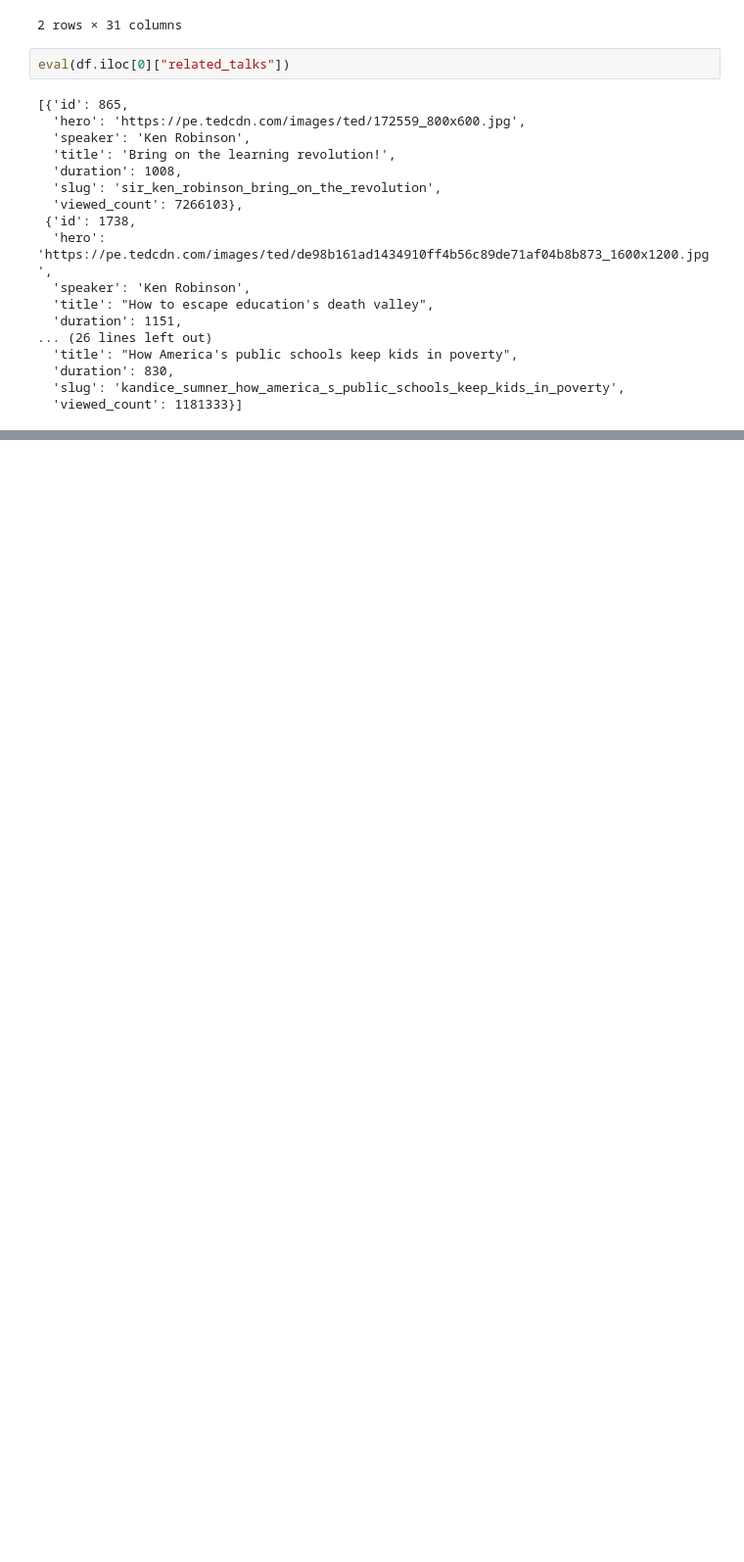
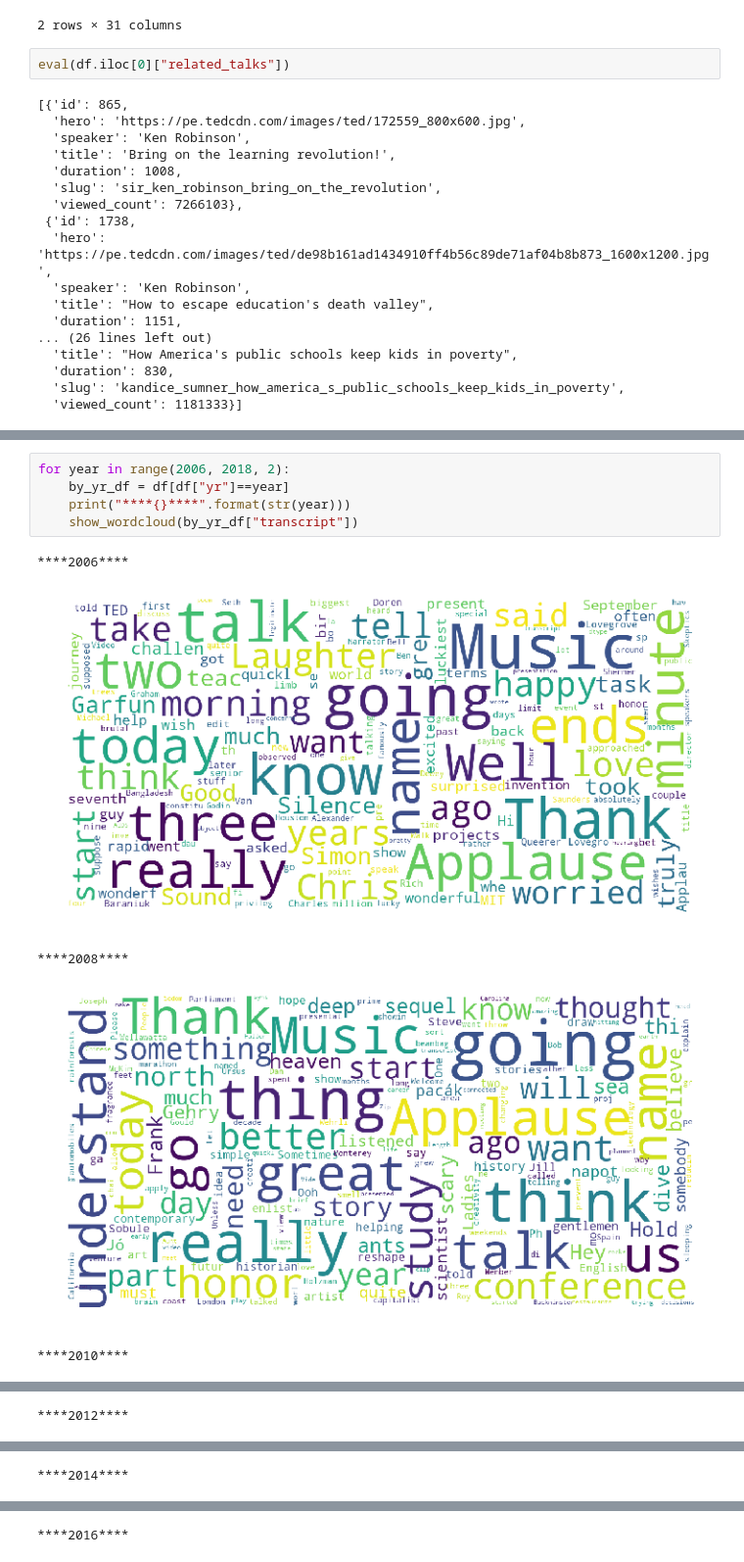
Before and after one commit to PoojaDoctor/Data144-FinalProject, a Jupyter notebook: EDA - Pooja.ipynb, the cells around one changed output, grey strips where cells are left out. Shown at 98% size. Cells and saved outputs as stored; diff of their text form; blank space fills up the shorter version.

```diff
--- a/EDA - Pooja.ipynb
+++ b/EDA - Pooja.ipynb
@@ -108,0 +202,11 @@ eval(df.iloc[0]["related_talks"])
+# %%
+for year in range(2006, 2018, 2):
+    by_yr_df = df[df["yr"]==year]
+    print("****{}****".format(str(year)))
+    show_wordcloud(by_yr_df["transcript"])
+# %% [output]
+****2006****
+[figure, added]
+****2008****
+[figure, added]
+****2010****
@@ -108,0 +214 @@ eval(df.iloc[0]["related_talks"])
+****2012****
@@ -108,0 +216 @@ eval(df.iloc[0]["related_talks"])
+****2014****
@@ -108,0 +218 @@ eval(df.iloc[0]["related_talks"])
+****2016****
```
Also changed, not shown: parts of 13 cells of this notebook.
